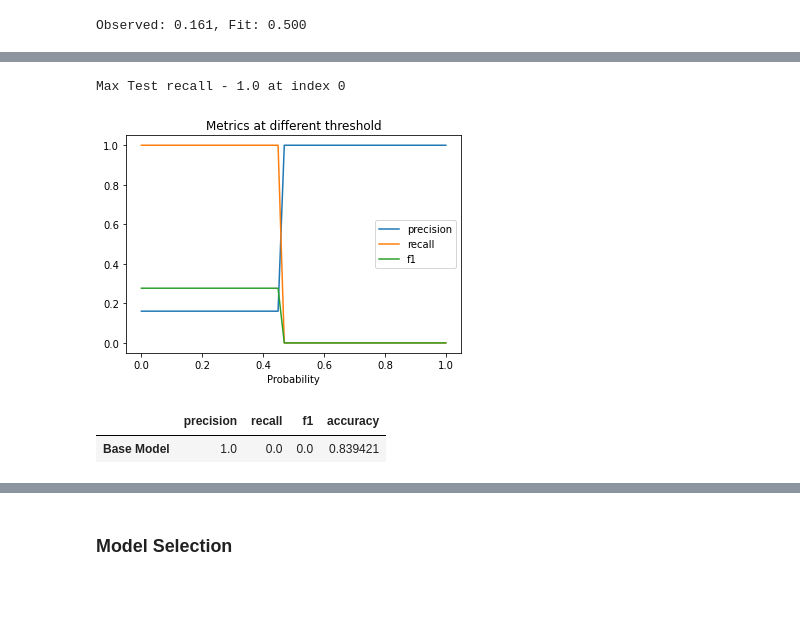
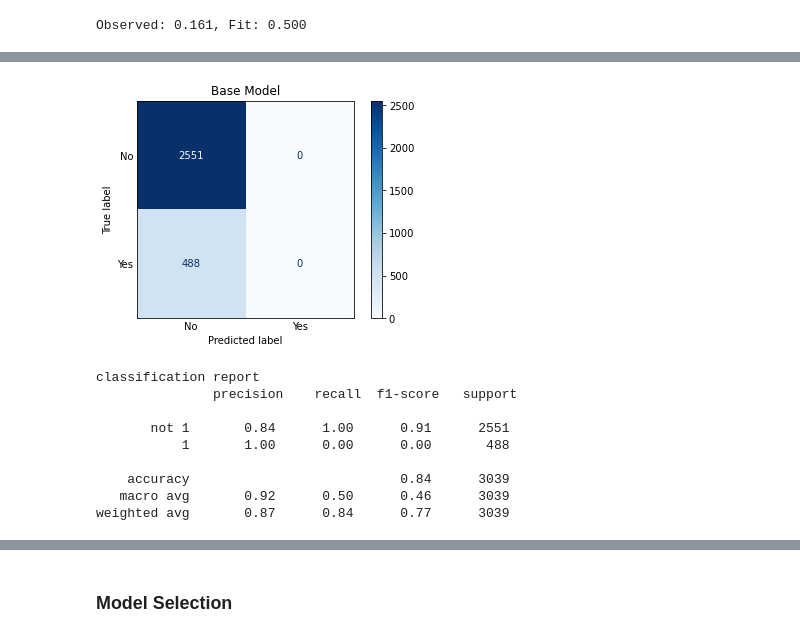
Before and after one commit to shaisid01/Data-Science, a Jupyter notebook: CapstoneProjects/Capstone 2/Notebooks/05_modeling.ipynb, the cells around one changed output, grey strips where cells are left out. Cells and saved outputs as stored; diff of their text form; code cells hidden in the pictures; blank space fills up the shorter version.

```diff
--- a/CapstoneProjects/Capstone 2/Notebooks/05_modeling.ipynb
+++ b/CapstoneProjects/Capstone 2/Notebooks/05_modeling.ipynb
@@ -274,7 +310,7 @@ Wall time: 3.61 s
 # %%
 %%time
 # CV score on null model
-cv_roc_auc_scores = (
+cv_recall_scores = (
   model_selection.cross_val_score(null_mod,
                                   X_train_null,
                                   y_train,
@@ -305,0 +363,5 @@ null_mod_test_preds = null_mod.predict_proba(X=X_test_null)
+# %%
+#predict
+thresh_null=max_thresh(cv_recall_scores)
+null_mod_test_preds = null_mod.predict_proba(X=X_test_null)>thresh_null
+thresh_null
@@ -330,10 +389,0 @@ Object `??` not found.
-# %%
-#test data
-_,r,_ = threshhold_and_plot(y_test,null_mod_test_preds[:,1],plot=True)
-max_recall_test_idx, max_recall_test_val = max_thresh(r)
-print("Max Test recall - {} at index {}".format(max_recall_test_val,max_recall_test_idx))
-# %% [output]
-Max Test recall - 1.0 at index 0
-[figure, removed]
-# %%
-null_mod_test_preds = null_mod.predict(X=X_test_null)
@@ -346,5 +390,14 @@ threshhold_and_plot_score.loc[classifier_name,'accuracy'] = metrics.accuracy_sco
-# %%
-threshhold_and_plot_score
-# %% [output]
-|  | precision | recall | f1 | accuracy |
-| Base Model | 1.0 | 0.0 | 0.0 | 0.839421 |
+# %%
+classifier_name= "Base Model"
+make_matrics_score(y_test,null_mod_test_preds[:,1],classifier_name,score=False,y_class_report=True,isTrain = False)
+# %% [output]
+[figure, added]
+classification report
+               precision    recall  f1-score   support
+
+       not 1       0.84      1.00      0.91      2551
+           1       1.00      0.00      0.00       488
+
+    accuracy                           0.84      3039
+   macro avg       0.92      0.50      0.46      3039
+weighted avg       0.87      0.84      0.77      3039
```
Also changed, not shown: parts of 150 cells of this notebook.
